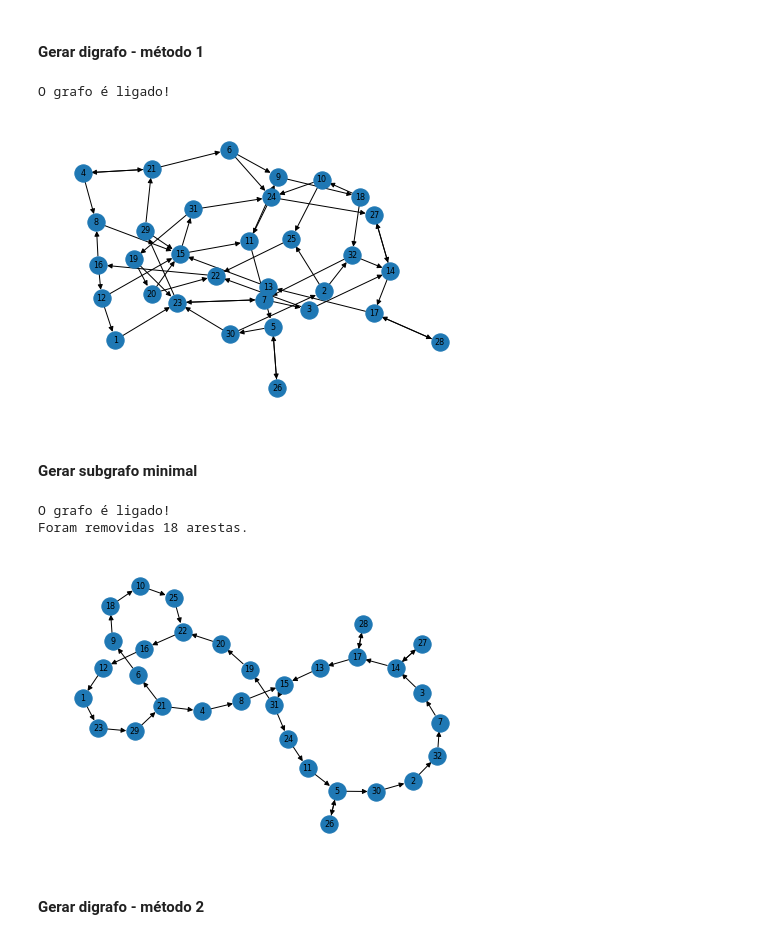
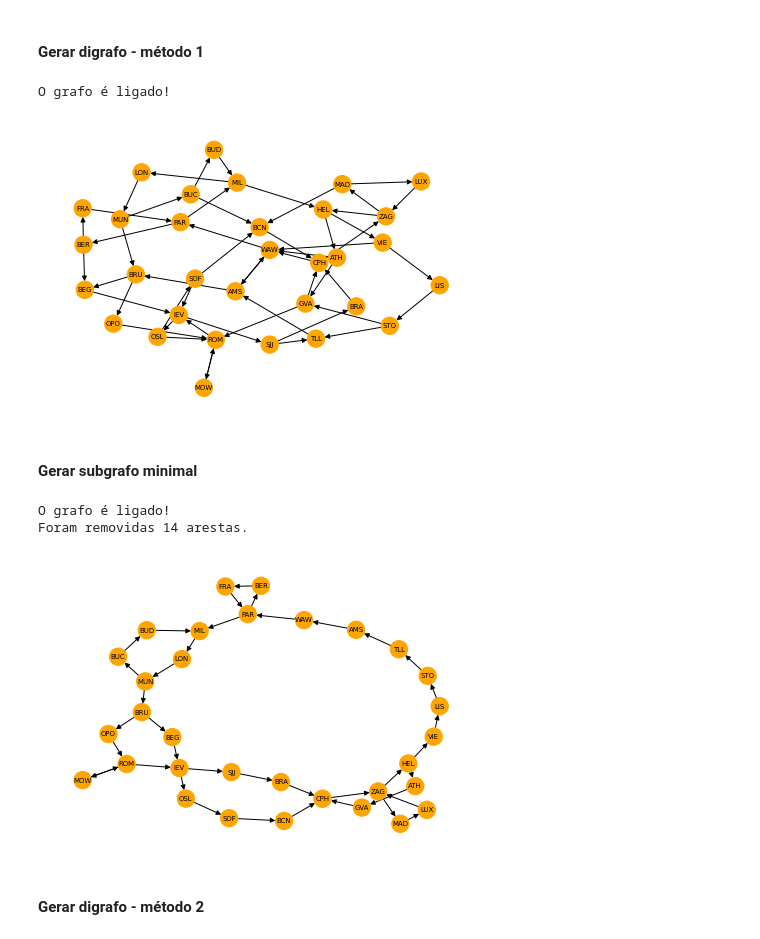
Before and after one commit to zoisper/LC-Projeto, a Jupyter notebook: 2/Trafego.ipynb, the cells around one changed output. Cells and saved outputs as stored; diff of their text form; code cells hidden in the pictures.

```diff
--- a/2/Trafego.ipynb
+++ b/2/Trafego.ipynb
@@ -209,3 +211,11 @@ def sub_graph_generator(G):
+# %%
+def draw_graph(G):
+    labels_list =["OPO","LIS","BRA","BCN","MAD","LON","OSL","AMS","PAR","BER","MUN","ROM","HEL","WAW","STO","SOF",
+                  "MOW","BUD","BEG","ZAG","VIE","BUC","BRU","FRA","MIL","ATH","CPH","TLL","SJJ","GVA","LUX","IEV"]
+    labels = {n:labels_list[n-1] for n in G}
+    colors = ["orange" for n in G]
+    pos = nx.nx_pydot.graphviz_layout(G)
+    nx.draw(G, font_size=7,pos=pos, with_labels=True, labels=labels, node_color=colors)
 # %% [markdown]
 ## **Exemplos**
 # %% [markdown]
@@ -218,29 +228,25 @@ MAX_OUT_DEGREE = 2
 # %% [markdown]
 #### Gerar digrafo - método 1
 # %%
-G1E1 = graph_generator()
-pos = nx.nx_pydot.graphviz_layout(G1E1)
-nx.draw(G1E1, font_size=8, pos=pos, with_labels=True)
-
-ligado = 'O grafo é ligado!' if nx.is_strongly_connected(G1E1) else 'O grafo não é ligado.'
+G = graph_generator()
+draw_graph(G)
+ligado = 'O grafo é ligado!' if nx.is_strongly_connected(G) else 'O grafo não é ligado.'
 print(ligado)
 # %% [output]
 O grafo é ligado!
-[figure, old version]
+[figure, new version]
 # %% [markdown]
 #### Gerar subgrafo minimal
 # %%
-S1E1 = sub_graph_generator(G1E1)
-pos = nx.nx_pydot.graphviz_layout(S1E1)
-nx.draw(S1E1, font_size=8, pos=pos, with_labels=True)
-
-ligado = 'O grafo é ligado!' if nx.is_strongly_connected(S1E1) else 'O grafo não é ligado.'
+S = sub_graph_generator(G)
+draw_graph(S)
+ligado = 'O grafo é ligado!' if nx.is_strongly_connected(S) else 'O grafo não é ligado.'
 print(ligado)
-print(f'Foram removidas {len(G1E1.edges()) - len(S1E1.edges())} arestas.')
+print(f'Foram removidas {len(G.edges()) - len(S.edges())} arestas.')
 # %% [output]
 O grafo é ligado!
-Foram removidas 18 arestas.
+Foram removidas 14 arestas.
-[figure, old version]
+[figure, new version]
 # %% [markdown]
 #### Gerar digrafo - método 2
 # %%
```
Also changed, not shown: parts of 15 cells of this notebook, 1 other file.
